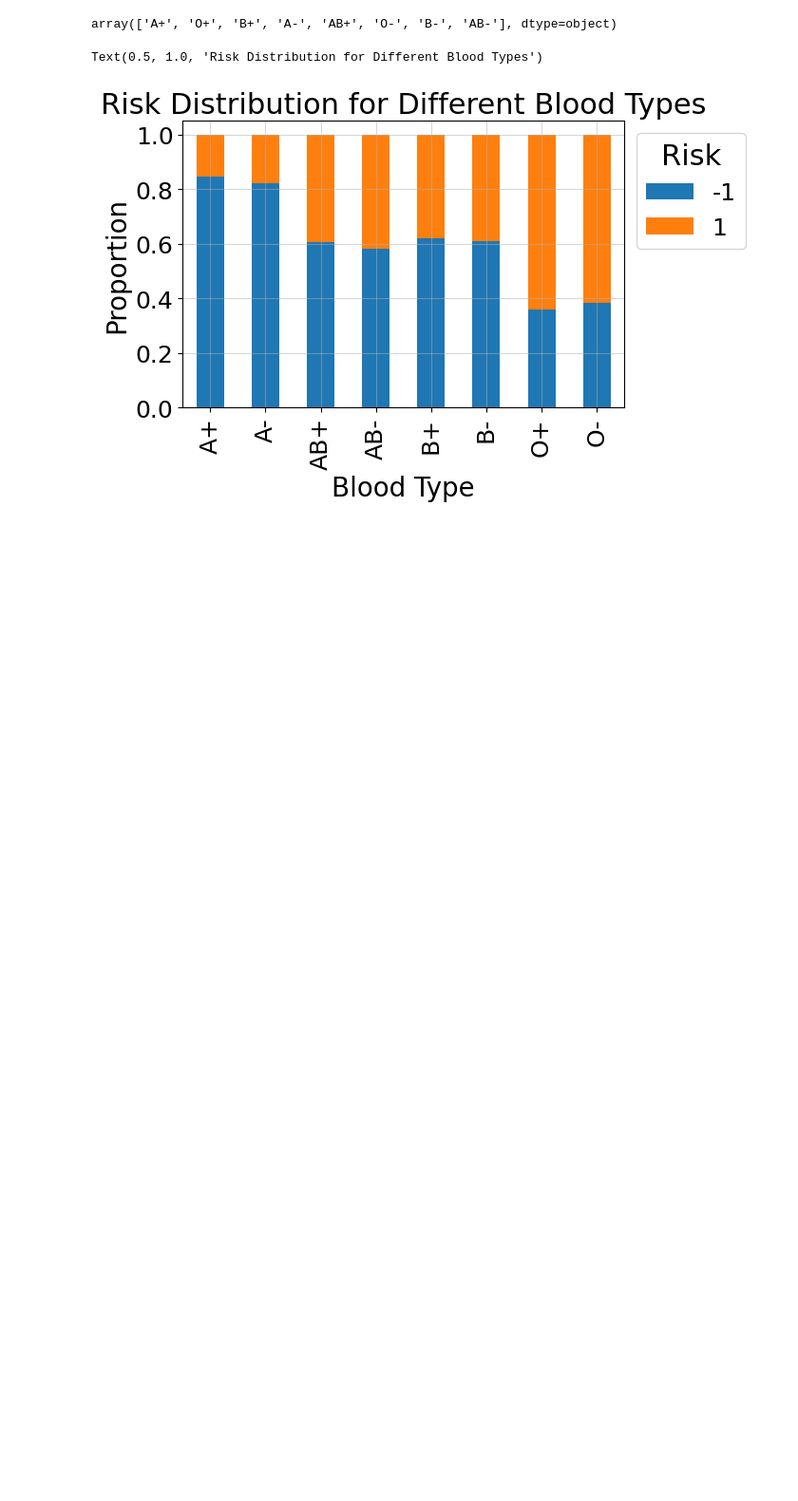
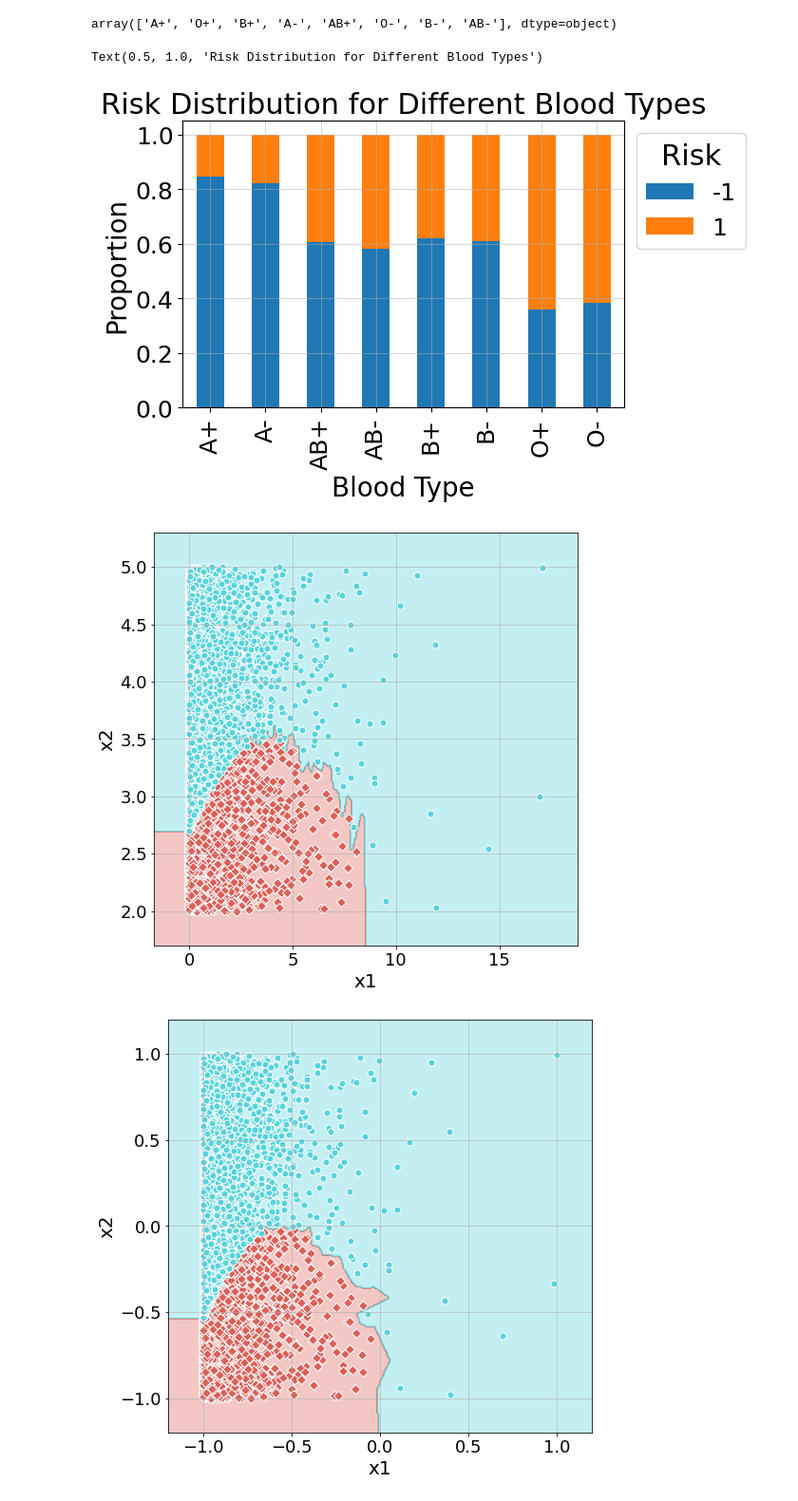
Before and after one commit to FlipperCoin/intro-to-ml, a Jupyter notebook: major_hw1/major_hw1.ipynb, the cells around one changed output. Shown at 95% size. Cells and saved outputs as stored; diff of their text form; code cells hidden in the pictures; blank space fills up the shorter version.

```diff
--- a/major_hw1/major_hw1.ipynb
+++ b/major_hw1/major_hw1.ipynb
@@ -271,0 +274,22 @@ df['blood_group_3'] = df['blood_type'].isin(['O+', 'O-'])
+# %%
+scaler = MinMaxScaler((-1,1))
+
+x1 = np.random.chisquare(1, 5000)
+x2 = np.random.uniform(2, 5, 5000)
+t = np.ones(5000)
+t[x2 < (-1/20*(x1-4)**2+3.5)] = -1
+
+tmpdf = pd.DataFrame(data={'x1': x1, 'x2': x2, 't': t})
+
+model = kNN(1)
+model = model.fit(tmpdf[['x1','x2']], tmpdf['t'])
+visualize_clf(model, tmpdf[['x1','x2']], tmpdf['t'], '', 'x1', 'x2')
+
+X = scaler.fit_transform(tmpdf[['x1', 'x2']])
+
+model = kNN(1)
+model = model.fit(X, tmpdf['t'])
+visualize_clf(model, X, tmpdf['t'], '', 'x1', 'x2')
+# %% [output]
+[figure, added]
+[figure, added]
```
Also changed, not shown: parts of 1 cell of this notebook.
